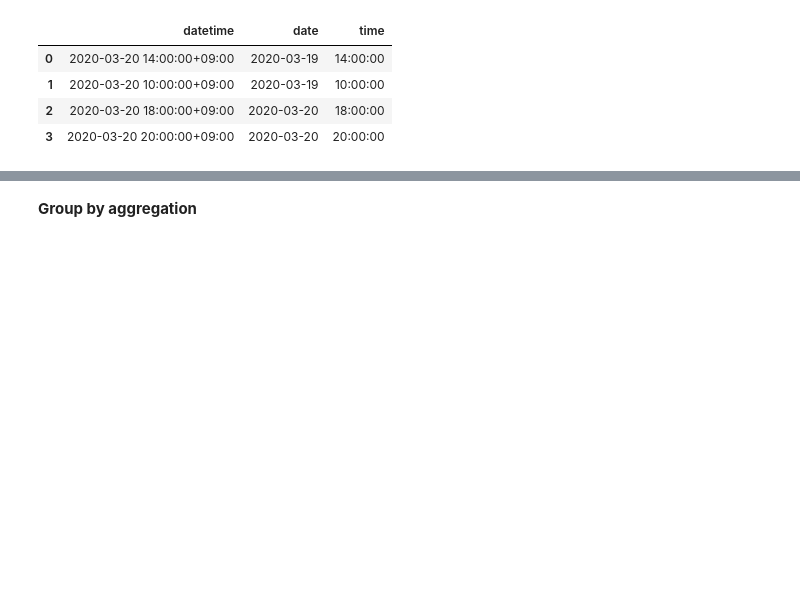
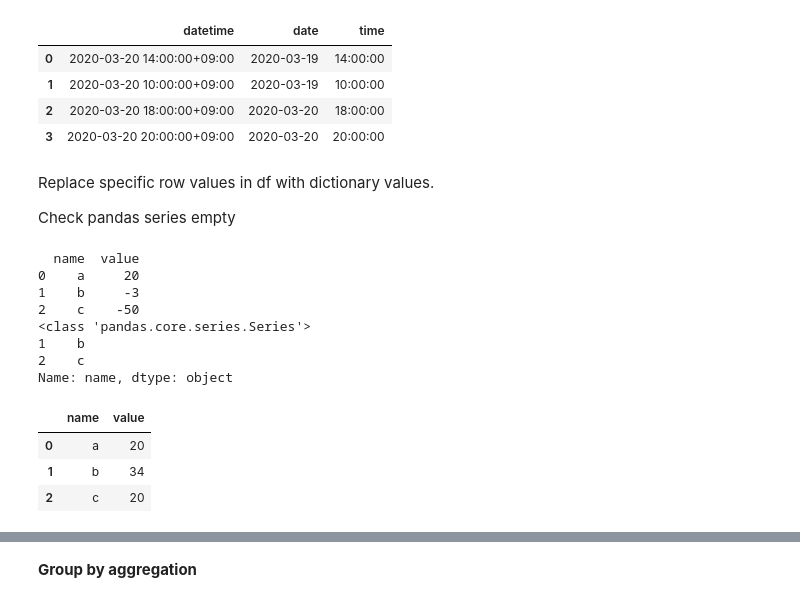
Before and after one commit to noaihere/distillery, a Jupyter notebook: short_python.ipynb, the cells around one changed output, grey strips where cells are left out. Saved outputs shown, nothing was run; the diff lists cells and outputs as text; code cells hidden in the pictures; blank space fills up the shorter version.

```diff
--- a/short_python.ipynb
+++ b/short_python.ipynb
@@ -170,3 +170,32 @@ df
 | 1 | 2020-03-20 10:00:00+09:00 | 2020-03-19 | 10:00:00 |
 | 2 | 2020-03-20 18:00:00+09:00 | 2020-03-20 | 18:00:00 |
 | 3 | 2020-03-20 20:00:00+09:00 | 2020-03-20 | 20:00:00 |
+# %% [markdown]
+Replace specific row values in df with dictionary values.
+
+Check pandas series empty
+# %%
+df = pd.DataFrame({'name':['a','b','c'],'value':[20,-3,-50]})
+negative_rows = df.loc[df['value'] < 0, "name"]
+print(df)
+print(type(negative_rows))
+print(negative_rows)
+
+if not negative_rows.empty:
+    dict_replace = {'b':34,'c':20,'d':3}
+    for i in negative_rows:
+        df.loc[df['name'] == i, 'value'] = dict_replace[i]
+df
+# %% [output]
+  name  value
+0    a     20
+1    b     -3
+2    c    -50
+<class 'pandas.core.series.Series'>
+1    b
+2    c
+Name: name, dtype: object
+|  | name | value |
+| 0 | a | 20 |
+| 1 | b | 34 |
+| 2 | c | 20 |
```
Also changed, not shown: parts of 2 cells of this notebook.
